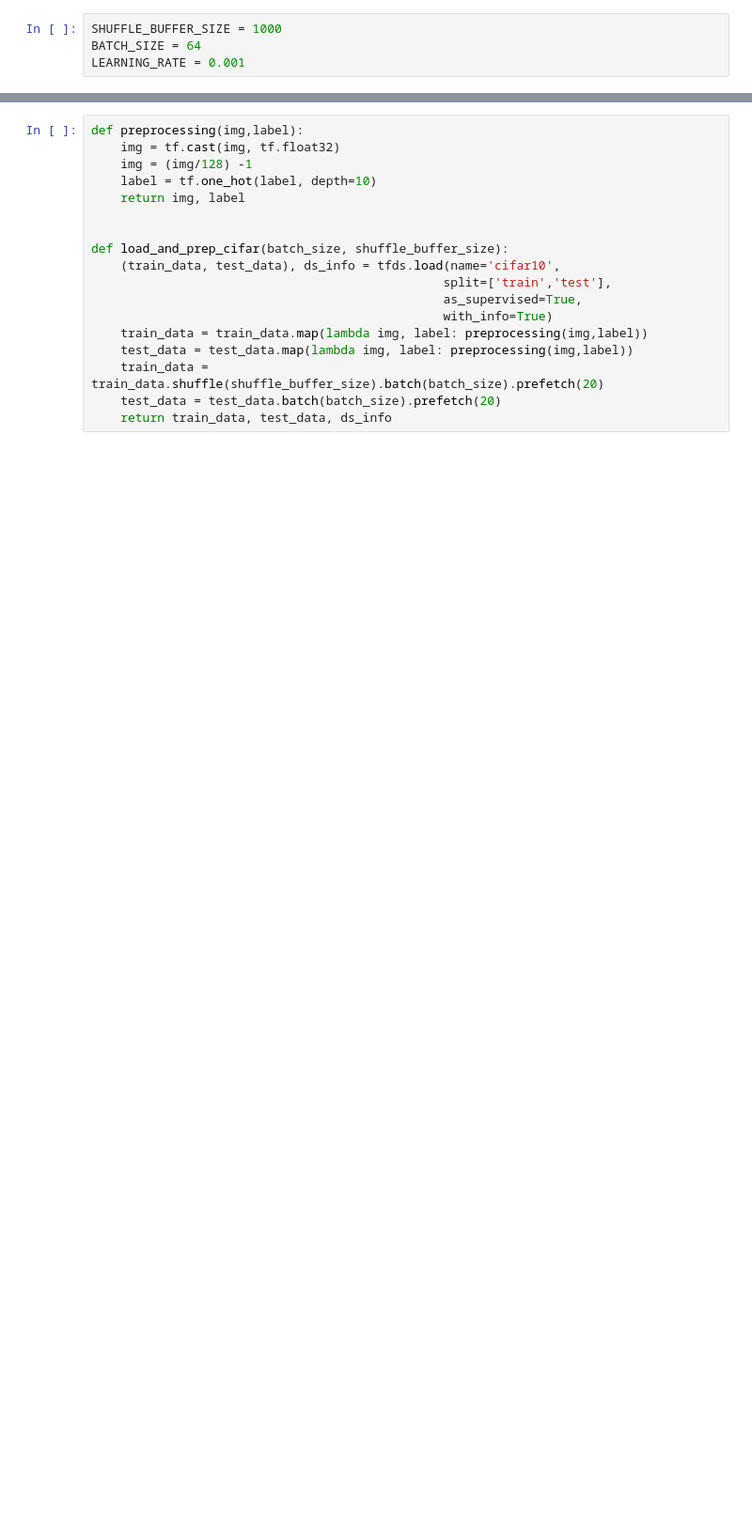
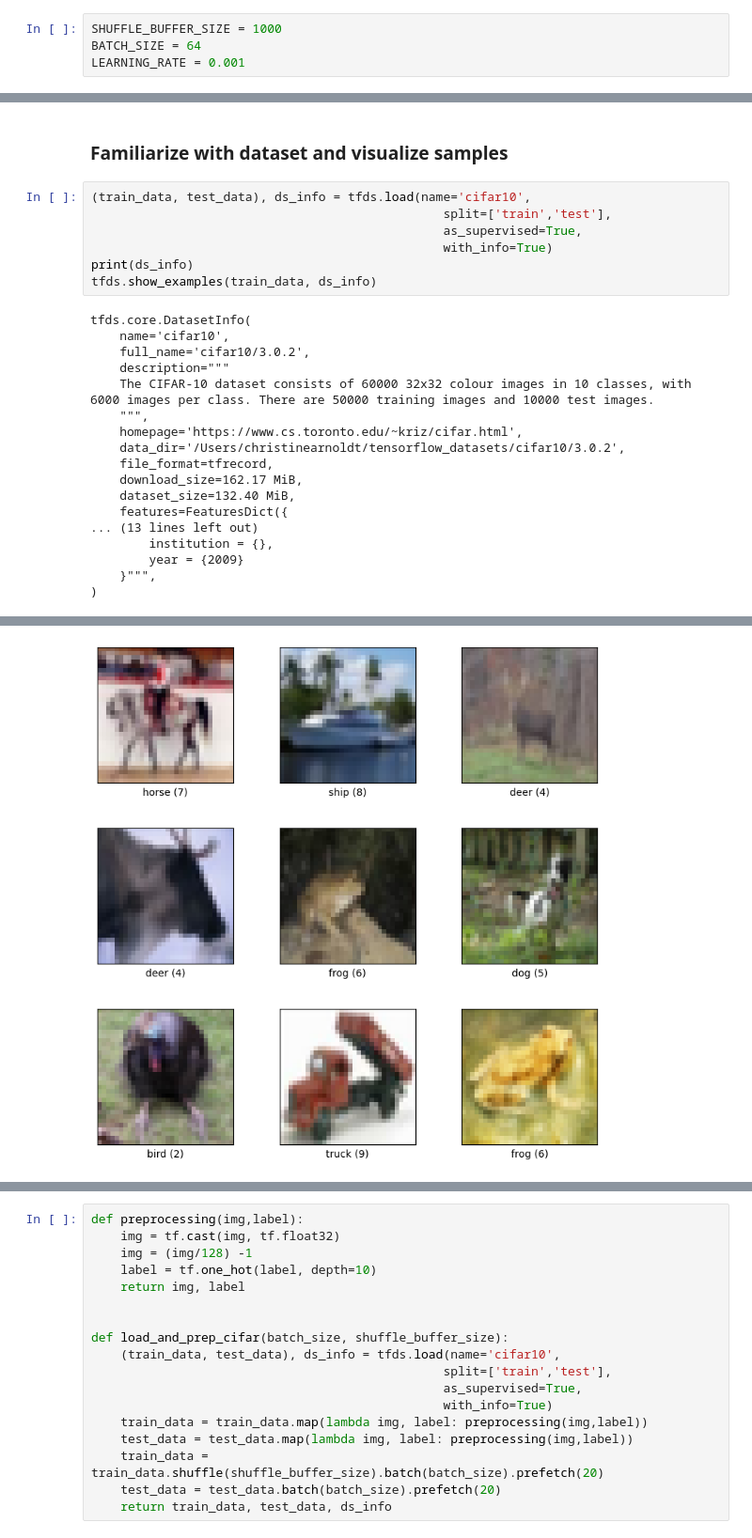
Before and after one commit to jonahschlie/IANNWTF, a Jupyter notebook: homework3/cnn_tf.ipynb, the cells around one changed output, grey strips where cells are left out. Shown at 94% size. Cells and saved outputs as stored; diff of their text form; blank space fills up the shorter version.

```diff
--- a/homework3/cnn_tf.ipynb
+++ b/homework3/cnn_tf.ipynb
@@ -15,0 +30,27 @@ LEARNING_RATE = 0.001
+# %% [markdown]
+### Familiarize with dataset and visualize samples
+# %%
+(train_data, test_data), ds_info = tfds.load(name='cifar10',
+                                                split=['train','test'],
+                                                as_supervised=True,
+                                                with_info=True)
+print(ds_info)
+tfds.show_examples(train_data, ds_info)
+# %% [output]
+tfds.core.DatasetInfo(
+    name='cifar10',
+    full_name='cifar10/3.0.2',
+    description="""
+    The CIFAR-10 dataset consists of 60000 32x32 colour images in 10 classes, with 6000 images per class. There are 50000 training images and 10000 test images.
+    """,
+    homepage='https://www.cs.toronto.edu/~kriz/cifar.html',
+    data_dir='/Users/christinearnoldt/tensorflow_datasets/cifar10/3.0.2',
+    file_format=tfrecord,
+    download_size=162.17 MiB,
+    dataset_size=132.40 MiB,
+    features=FeaturesDict({
+... (13 lines left out)
+        institution = {},
+        year = {2009}
+    }""",
+)
@@ -15,0 +63 @@ LEARNING_RATE = 0.001
+[figure, added]
```
Also changed, not shown: parts of 32 cells of this notebook, 1 other file.
